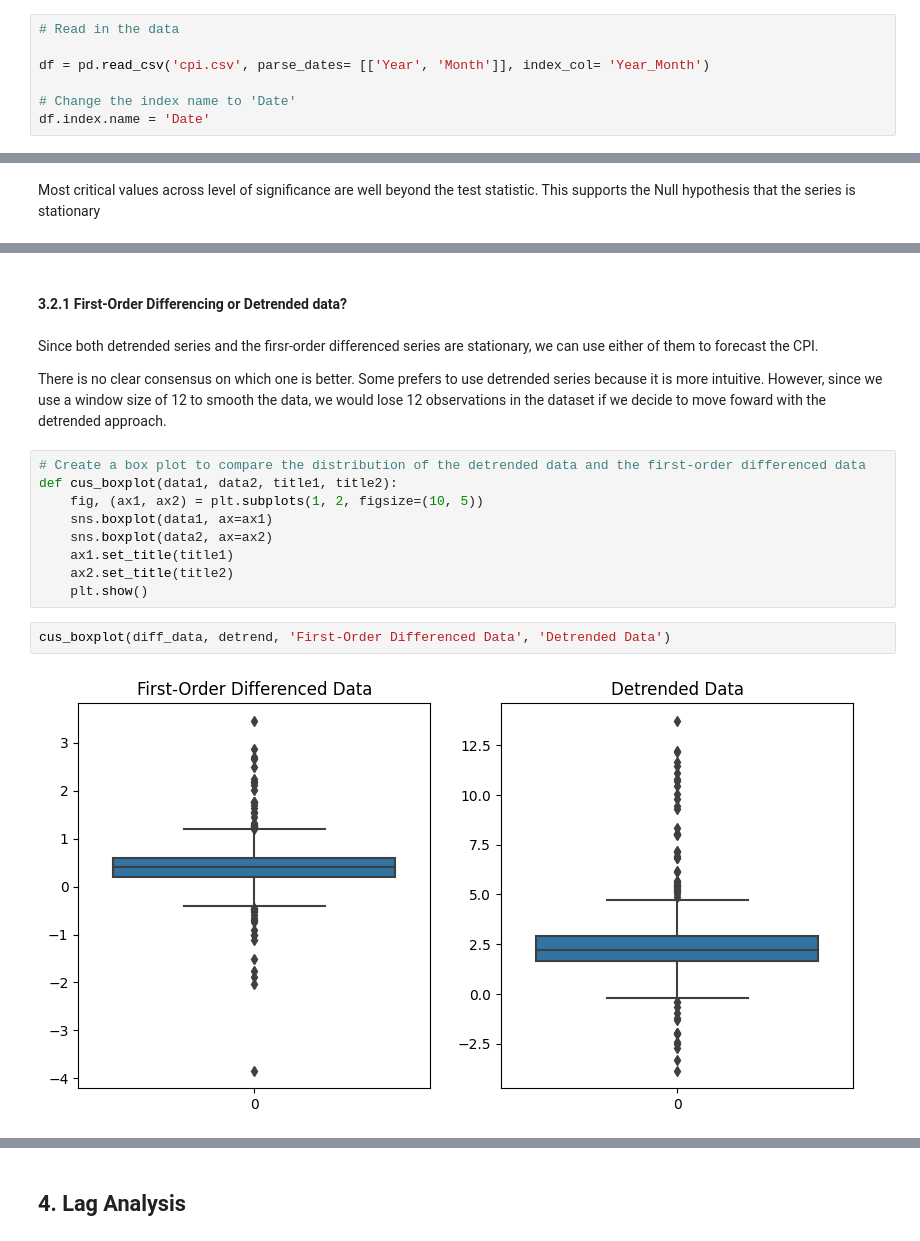
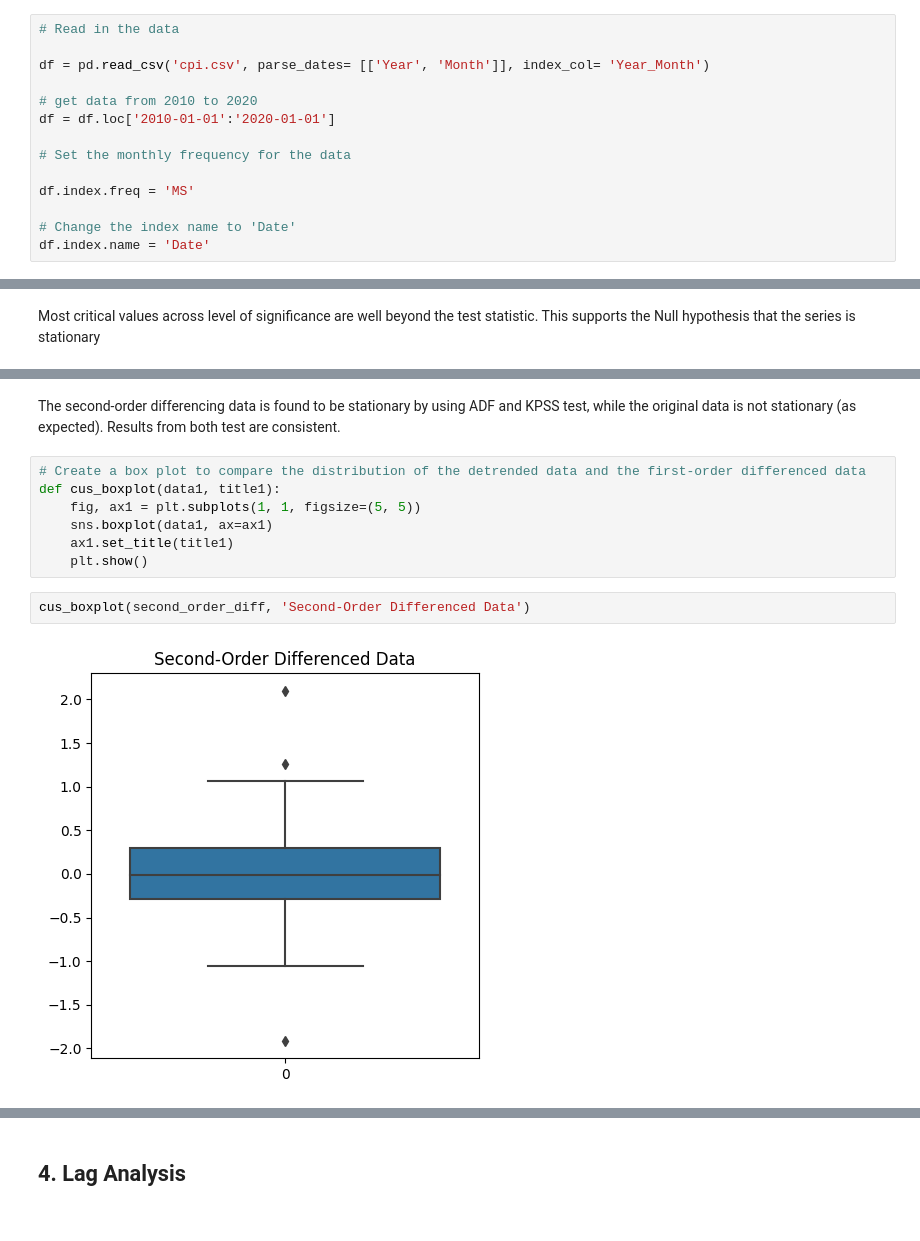
Before and after one commit to namtran6701/Inflation_Prediction, a Jupyter notebook: project_3.ipynb, the cells around one changed output, grey strips where cells are left out. Cells and saved outputs as stored; diff of their text form.

```diff
--- a/project_3.ipynb
+++ b/project_3.ipynb
@@ -22,6 +32,13 @@ from statsmodels.tsa.stattools import kpss
 
 df = pd.read_csv('cpi.csv', parse_dates= [['Year', 'Month']], index_col= 'Year_Month')
 
+# get data from 2010 to 2020
+df = df.loc['2010-01-01':'2020-01-01']
+
+# Set the monthly frequency for the data
+
+df.index.freq = 'MS'
+
 # Change the index name to 'Date'
 df.index.name = 'Date'
 # %% [markdown]
@@ -403,19 +361,13 @@ In time series model like ARIMA, it is a good idea to find the minimum order of
-# %% [markdown]
-#### 3.2.1 First-Order Differencing or Detrended data?
-# %% [markdown]
-Since both detrended series and the firsr-order differenced series are stationary, we can use either of them to forecast the CPI.
-
-There is no clear consensus on which one is better. Some prefers to use detrended series because it is more intuitive. However, since we use a window size of 12 to smooth the data, we would lose 12 observations in the dataset if we decide to move foward with the detrended approach.
+# %% [markdown]
+The second-order differencing data is found to be stationary by using ADF and KPSS test, while the original data is not stationary (as expected). Results from both test are consistent.
 # %%
 # Create a box plot to compare the distribution of the detrended data and the first-order differenced data
-def cus_boxplot(data1, data2, title1, title2):
-    fig, (ax1, ax2) = plt.subplots(1, 2, figsize=(10, 5))
+def cus_boxplot(data1, title1):
+    fig, ax1 = plt.subplots(1, 1, figsize=(5, 5))
     sns.boxplot(data1, ax=ax1)
-    sns.boxplot(data2, ax=ax2)
     ax1.set_title(title1)
-    ax2.set_title(title2)
     plt.show()
 # %%
-cus_boxplot(diff_data, detrend, 'First-Order Differenced Data', 'Detrended Data')
+cus_boxplot(second_order_diff, 'Second-Order Differenced Data')
 # %% [output]
-[figure, old version]
+[figure, new version]
```
Also changed, not shown: parts of 58 cells of this notebook, 1 other file.
